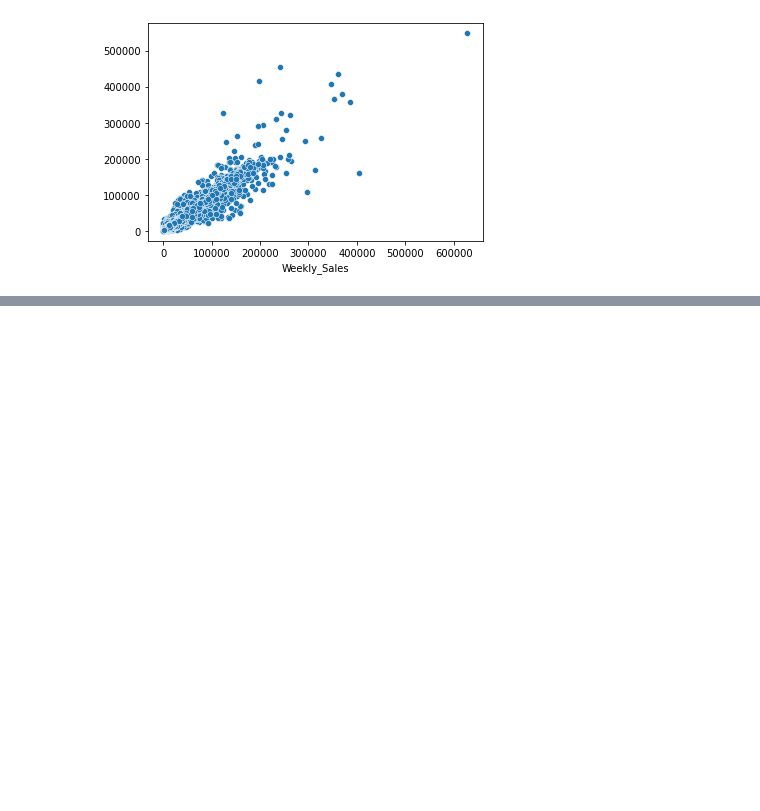
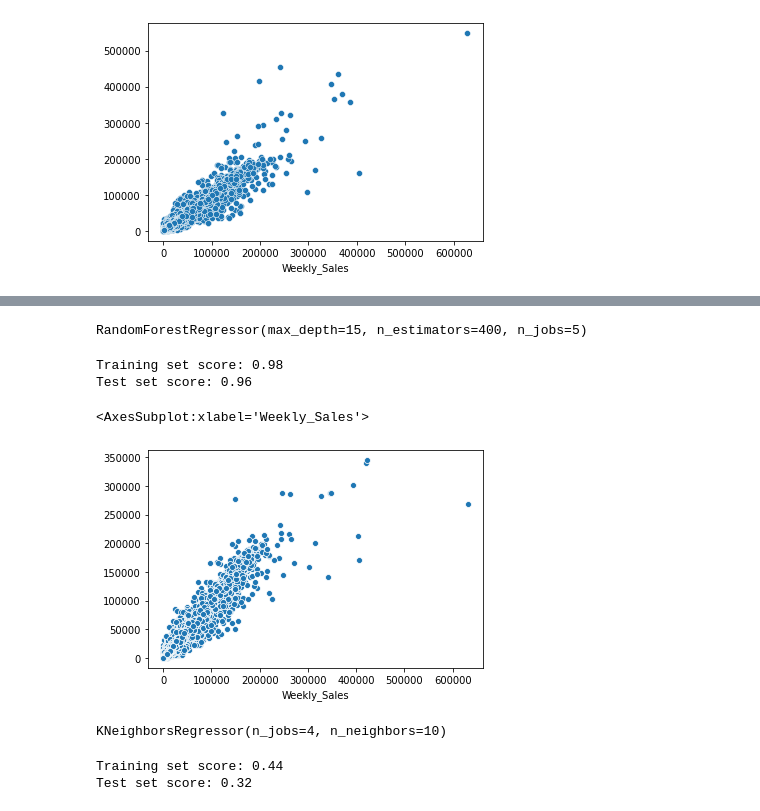
Before and after one commit to apinto25/walmart-sales-forecast, a Jupyter notebook: machine_learning_models.ipynb, the cells around one changed output, grey strips where cells are left out. Saved outputs shown, nothing was run; the diff lists cells and outputs as text; code cells hidden in the pictures; blank space fills up the shorter version.

```diff
--- a/machine_learning_models.ipynb
+++ b/machine_learning_models.ipynb
@@ -148,0 +188,8 @@ sns.scatterplot(y_test, y_pred)
+# %%
+y = data['Weekly_Sales']
+X = data.drop(['Weekly_Sales','Year','Date'], axis=1)
+
+X_train, X_test, y_train, y_test = train_test_split(X, y, test_size=0.3)
+
+print("Train:", X_train.shape, y_train.shape)
+print("Test: ", X_test.shape, y_test.shape)
@@ -148,0 +215,25 @@ sns.scatterplot(y_test, y_pred)
+# %%
+# preprocessing using zero mean and unit variance scaling
+from sklearn.preprocessing import StandardScaler
+scaler = StandardScaler()
+scaler.fit(X_train)
+X_train_scaled = scaler.transform(X_train)
+X_test_scaled = scaler.transform(X_test)
+# %%
+forest = RandomForestRegressor(n_estimators = 400,max_depth=15,n_jobs=5)
+forest.fit(X_train_scaled,y_train)
+# %% [output]
+RandomForestRegressor(max_depth=15, n_estimators=400, n_jobs=5)
+# %%
+print("Training set score: {:.2f}".format(forest.score(X_train_scaled, y_train)))
+print("Test set score: {:.2f}".format(forest.score(X_test_scaled, y_test)))
+# %% [output]
+Training set score: 0.98
+Test set score: 0.96
+# %%
+y_pred = forest.predict(X_test_scaled)
+# %%
+sns.scatterplot(y_test, y_pred)
+# %% [output]
+<AxesSubplot:xlabel='Weekly_Sales'>
+[figure, added]
@@ -148,0 +242,11 @@ sns.scatterplot(y_test, y_pred)
+# %%
+knn = KNeighborsRegressor(n_neighbors=10,n_jobs=4)
+knn.fit(X_train_scaled,y_train)
+# %% [output]
+KNeighborsRegressor(n_jobs=4, n_neighbors=10)
+# %%
+print("Training set score: {:.2f}".format(knn.score(X_train_scaled, y_train)))
+print("Test set score: {:.2f}".format(knn.score(X_test_scaled, y_test)))
+# %% [output]
+Training set score: 0.44
+Test set score: 0.32
```
Also changed, not shown: parts of 35 cells of this notebook, 2 other files.
